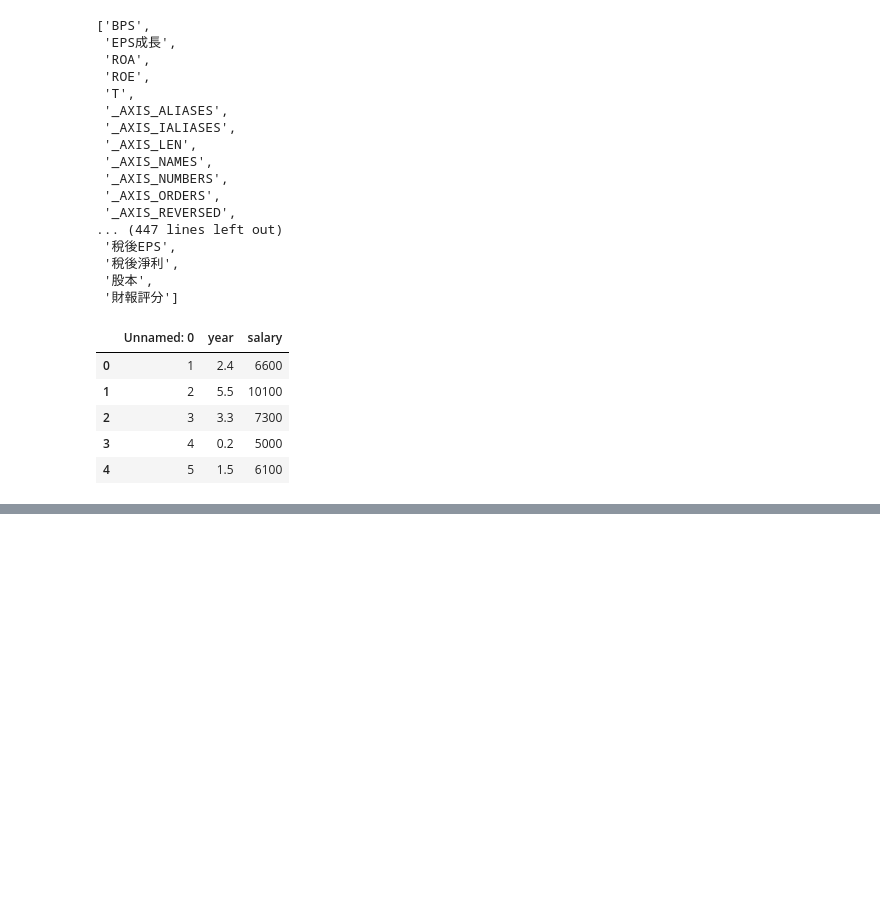
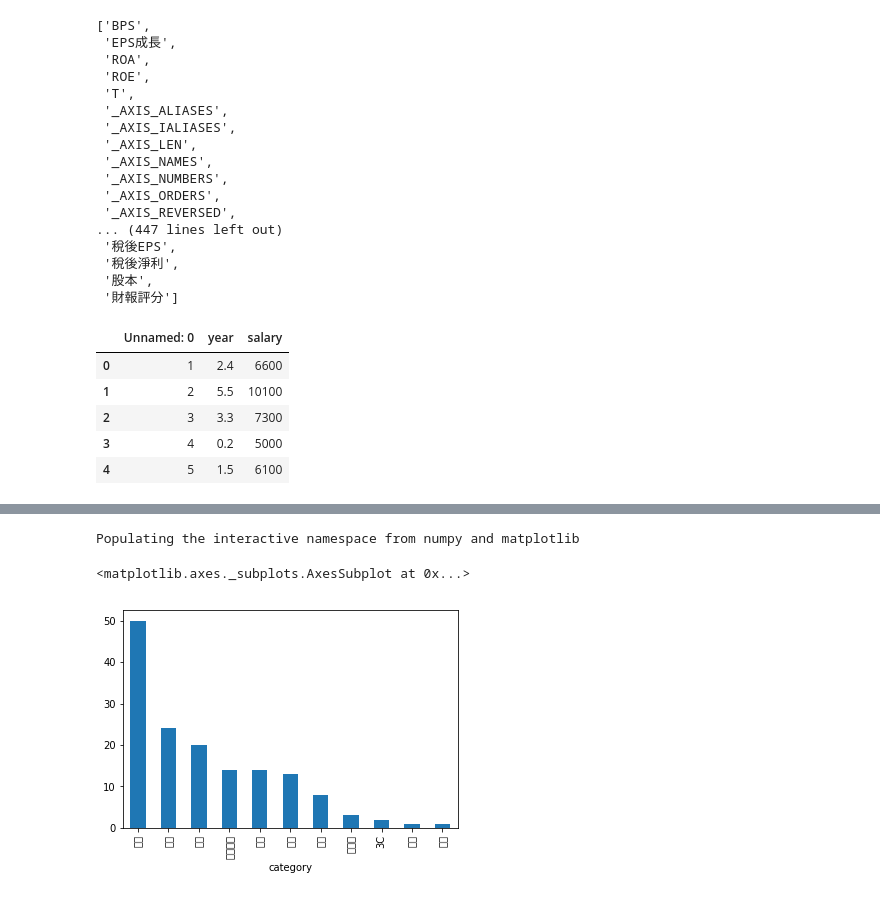
Before and after one commit to TonyTWLiu/Tibame, a Jupyter notebook: Python5.ipynb, the cells around one changed output, grey strips where cells are left out. Drawn from its saved outputs; the diff is of its cells as text; code cells hidden in the pictures; blank space fills up the shorter version.

```diff
--- a/Python5.ipynb
+++ b/Python5.ipynb
@@ -284,0 +583,8 @@ salary.head()
+# %%
+import requests
+from bs4 import BeautifulSoup
+res = requests.get('https://tw.appledaily.com/new/realtime')
+soup = BeautifulSoup(res.text, 'lxml')
+
+for news in soup.select('.rtddt a'):
+    parseImage(news['href'])
@@ -284,0 +593,9 @@ salary.head()
+# %%
+url = 'https://tw.appledaily.com/new/realtime/{}'
+ary  = []
+for i in range(1,6):
+    print(i)
+    res = requests.get(url.format(i))
+    soup = BeautifulSoup(res.text, 'lxml')
+    for news in soup.select('.rtddt a'):
+        ary.append(parseArticle(news['href']))
@@ -284,0 +620,3 @@ salary.head()
+# %%
+newsdf = pandas.DataFrame(ary)
+newsdf.head()
@@ -284,0 +632,9 @@ salary.head()
+# %%
+stat = newsdf.groupby('category')['title'].count().sort_values(ascending = False)
+# %%
+% pylab inline
+stat.plot(kind = 'bar')
+# %% [output]
+Populating the interactive namespace from numpy and matplotlib
+<matplotlib.axes._subplots.AxesSubplot at 0x...>
+[figure, added]
```
Also changed, not shown: parts of 64 cells of this notebook.
